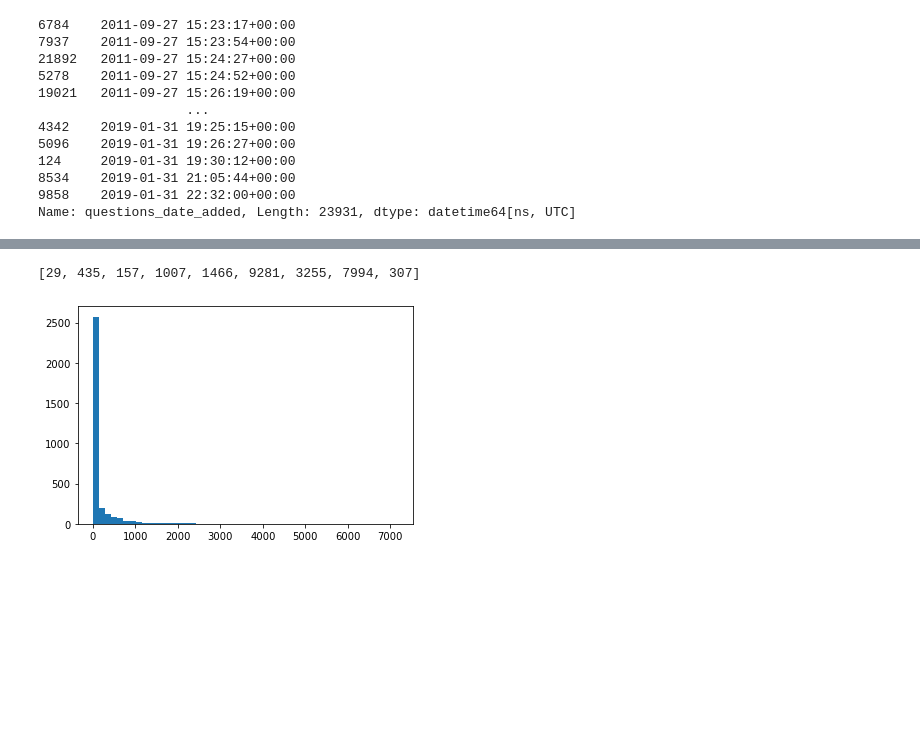
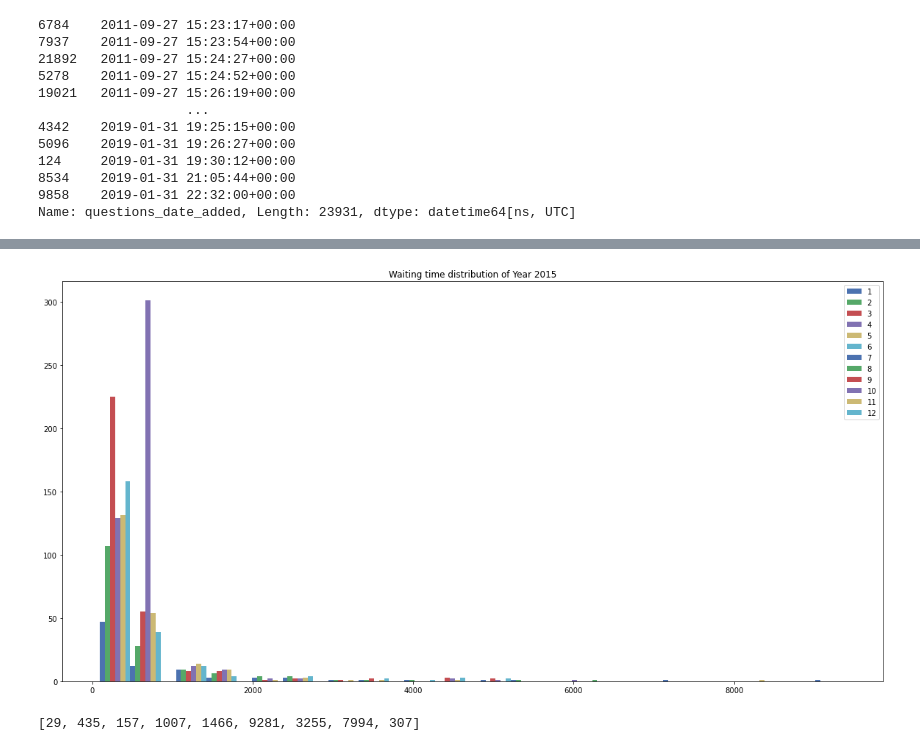
Before and after one commit to jccf12/career_village_challenge, a Jupyter notebook: Testing_Environment.ipynb, the cells around one changed output, grey strips where cells are left out. Cells and saved outputs as stored; diff of their text form; code cells hidden in the pictures; blank space fills up the shorter version.

```diff
--- a/Testing_Environment.ipynb
+++ b/Testing_Environment.ipynb
@@ -129,3 +116,17 @@ for year in range(2011,2020):
+# %%
+import numpy as np
+import matplotlib.pyplot as plt
+plt.style.use('seaborn-deep')
+
+ye = 2015
+# bins = np.linspace(0, 1000, 30)
+plt.figure(figsize=(20,10))
+plt.hist([waiting_times[ye][month] for month in range(1,13)], 10, label=list(range(1,13)))
+plt.legend(loc='upper right')
+plt.title('Waiting time distribution of Year {}'.format(ye))
+plt.show()
+# %% [output]
+[figure, added]
 # %%
 questions_per_year = []
 for key in q_timestamps_yearly:
@@ -133,8 +134,3 @@ for key in q_timestamps_yearly:
 print(questions_per_year)
 # %% [output]
 [29, 435, 157, 1007, 1466, 9281, 3255, 7994, 307]
-# %%
-plt.hist(waiting_times[2017], bins = 50)
-plt.show()
-# %% [output]
-[figure, removed]
```
Also changed, not shown: parts of 27 cells of this notebook.
